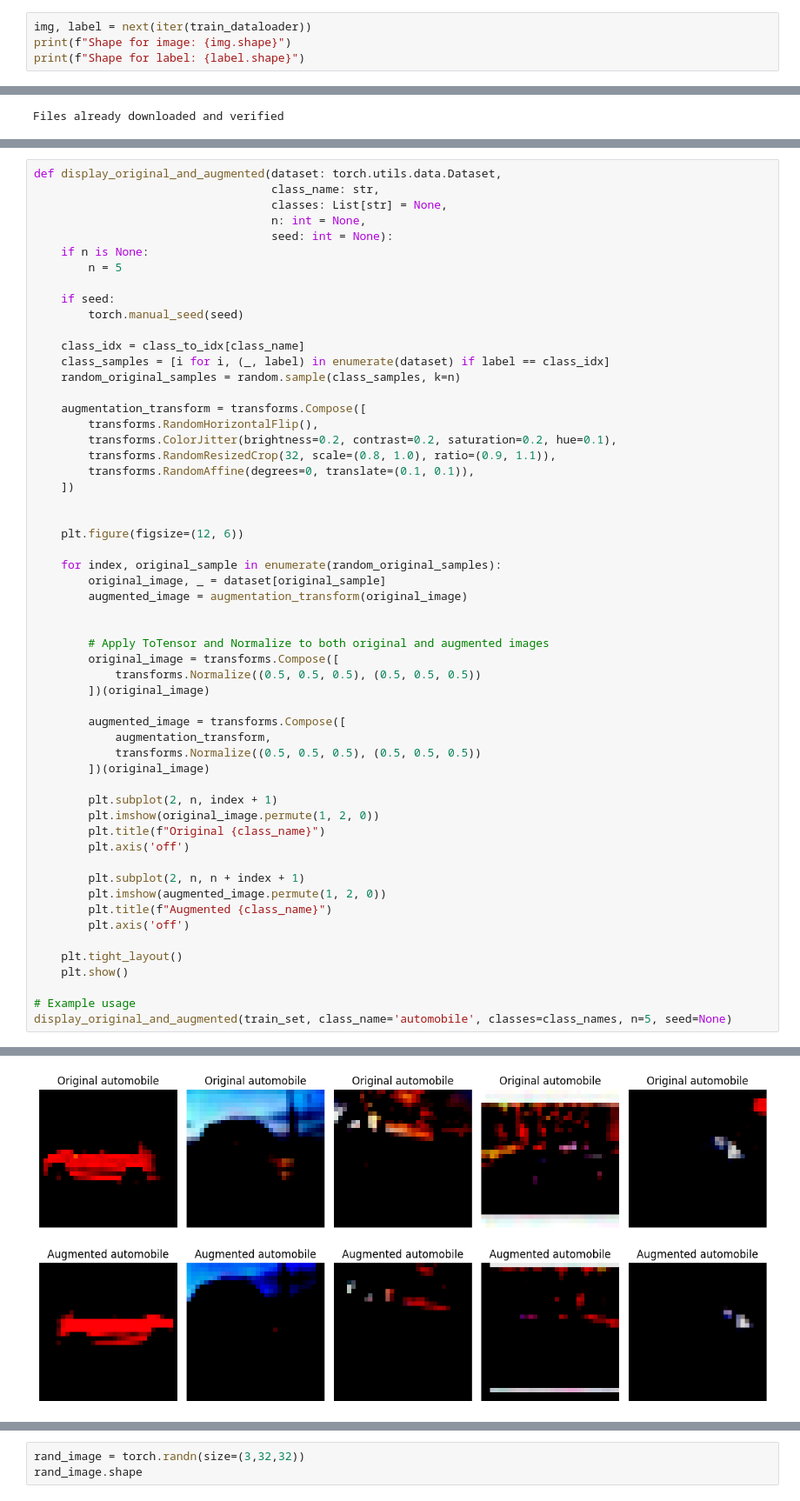
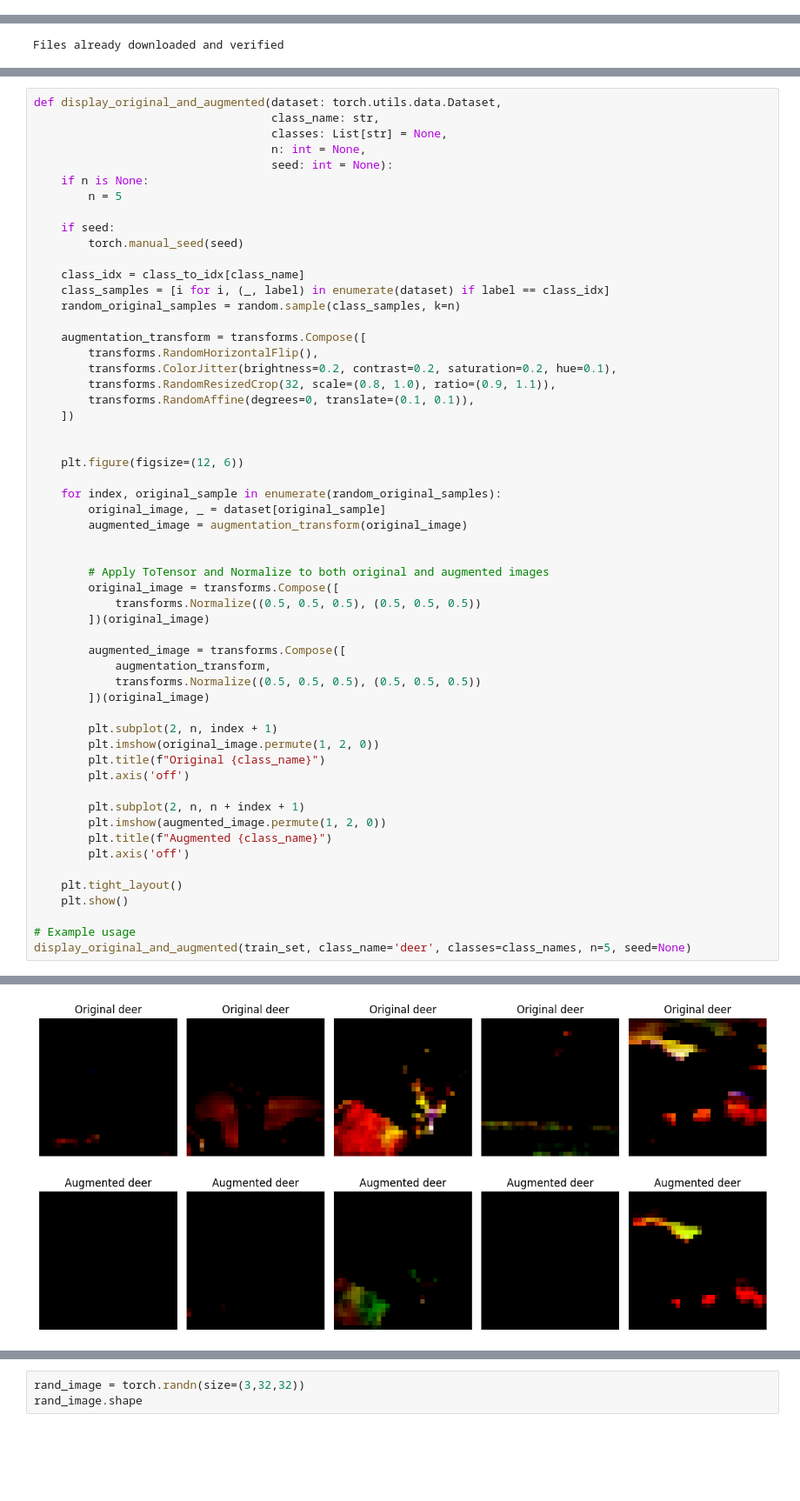
Before and after one commit to beyzoskaya/PyTorch_deepLearning, a Jupyter notebook: CIFAR10_classification.ipynb, the cells around one changed output, grey strips where cells are left out. Shown: that part at 87% size. Drawn from its saved outputs; the diff is of its cells as text; blank space fills up the shorter version.

```diff
--- a/CIFAR10_classification.ipynb
+++ b/CIFAR10_classification.ipynb
@@ -95,7 +99,3 @@ class_to_idx
  'horse': 7,
  'ship': 8,
  'truck': 9}
-# %%
-img, label = next(iter(train_dataloader))
-print(f"Shape for image: {img.shape}")
-print(f"Shape for label: {label.shape}")
@@ -241,35 +289,35 @@ def display_original_and_augmented(dataset: torch.utils.data.Dataset,
         augmented_image = transforms.Compose([
             augmentation_transform,
             transforms.Normalize((0.5, 0.5, 0.5), (0.5, 0.5, 0.5))
         ])(original_image)
 
         plt.subplot(2, n, index + 1)
         plt.imshow(original_image.permute(1, 2, 0))
         plt.title(f"Original {class_name}")
         plt.axis('off')
 
         plt.subplot(2, n, n + index + 1)
         plt.imshow(augmented_image.permute(1, 2, 0))
         plt.title(f"Augmented {class_name}")
         plt.axis('off')
 
     plt.tight_layout()
     plt.show()
 
 # Example usage
-display_original_and_augmented(train_set, class_name='automobile', classes=class_names, n=5, seed=None)
+display_original_and_augmented(train_set, class_name='deer', classes=class_names, n=5, seed=None)
 # %% [output]
 WARNING:matplotlib.image:Clipping input data to the valid range for imshow with RGB data ([0..1] for floats or [0..255] for integers).
 WARNING:matplotlib.image:Clipping input data to the valid range for imshow with RGB data ([0..1] for floats or [0..255] for integers).
 WARNING:matplotlib.image:Clipping input data to the valid range for imshow with RGB data ([0..1] for floats or [0..255] for integers).
 WARNING:matplotlib.image:Clipping input data to the valid range for imshow with RGB data ([0..1] for floats or [0..255] for integers).
 WARNING:matplotlib.image:Clipping input data to the valid range for imshow with RGB data ([0..1] for floats or [0..255] for integers).
 WARNING:matplotlib.image:Clipping input data to the valid range for imshow with RGB data ([0..1] for floats or [0..255] for integers).
 WARNING:matplotlib.image:Clipping input data to the valid range for imshow with RGB data ([0..1] for floats or [0..255] for integers).
 WARNING:matplotlib.image:Clipping input data to the valid range for imshow with RGB data ([0..1] for floats or [0..255] for integers).
 WARNING:matplotlib.image:Clipping input data to the valid range for imshow with RGB data ([0..1] for floats or [0..255] for integers).
 WARNING:matplotlib.image:Clipping input data to the valid range for imshow with RGB data ([0..1] for floats or [0..255] for integers).
-[figure, old version]
+[figure, new version]
 # %%
 import torch
 from torch import nn
```
Also changed, not shown: parts of 29 cells of this notebook.
